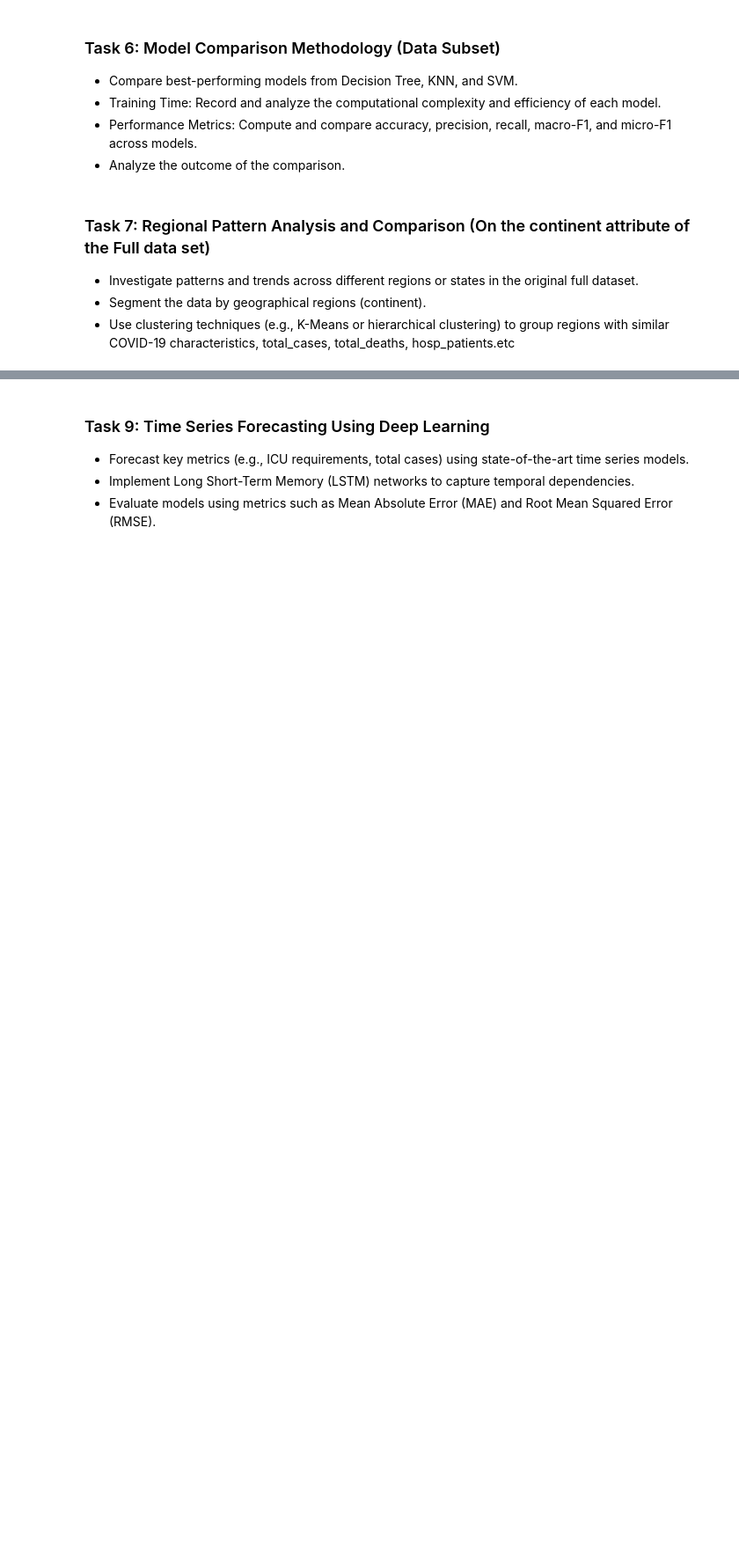
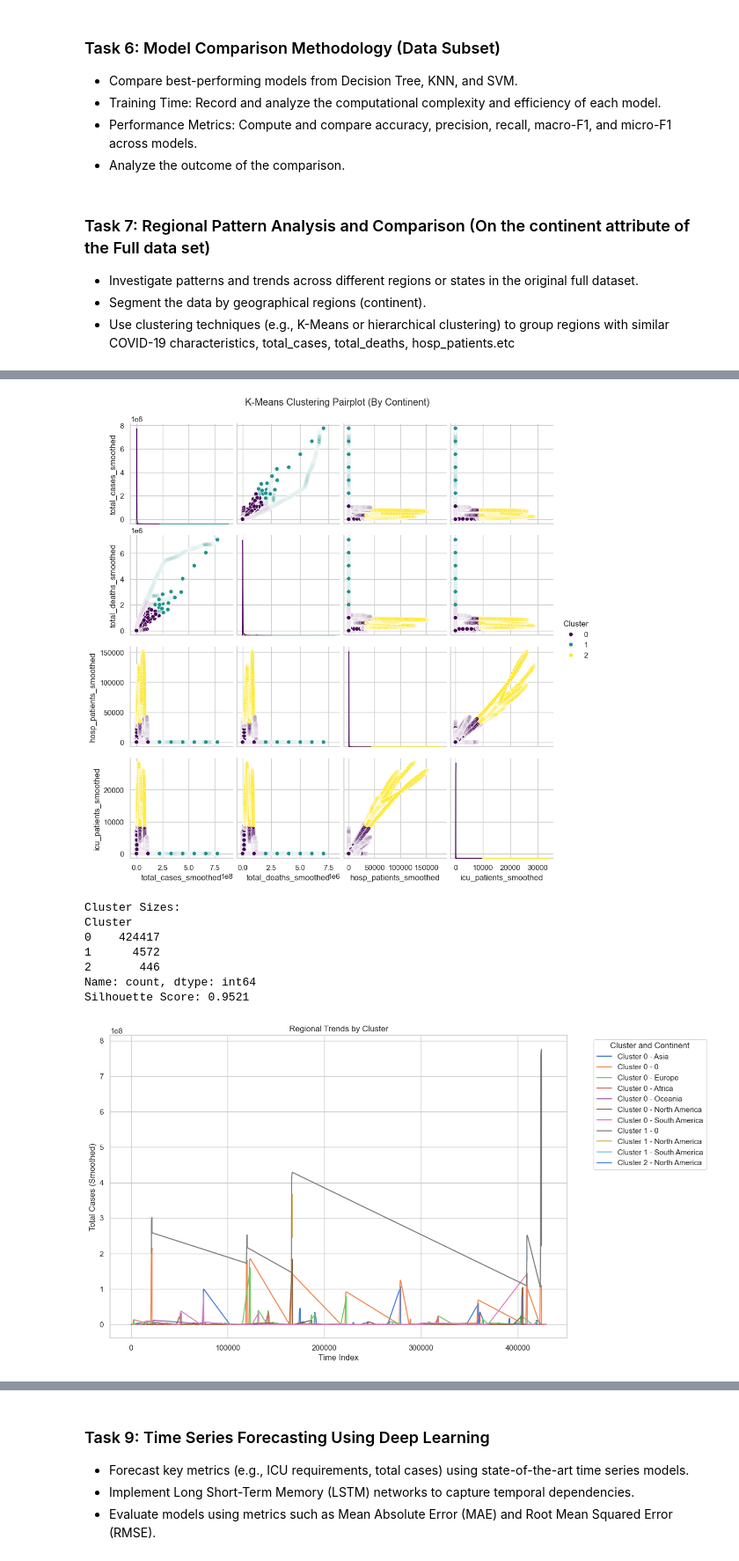
Before and after one commit to nam97viet/COSC3337_GroupProject, a Jupyter notebook: main.ipynb, the cells around one changed output, grey strips where cells are left out. Shown at 88% size. Cells and saved outputs as stored; diff of their text form; code cells hidden in the pictures; blank space fills up the shorter version.

```diff
--- a/main.ipynb
+++ b/main.ipynb
@@ -436,0 +638,68 @@ plt.show()
+# %%
+import pandas as pd
+import numpy as np
+import seaborn as sns
+import matplotlib.pyplot as plt
+from sklearn.preprocessing import StandardScaler
+from sklearn.cluster import KMeans
+from sklearn.metrics import silhouette_score
+
+# Set Seaborn style
+sns.set(style="whitegrid", palette="muted", color_codes=True)
+
+# Load the dataset
+df = pd.read_csv("owid_covid_data.csv")
+
+# Data cleaning: Select relevant features and handle missing values
+features = ['continent', 'total_cases', 'total_deaths', 'hosp_patients', 'icu_patients']
+df_subset = df[features].fillna(0)  # Replace NaNs with 0
+
+# Filter data for meaningful analysis (e.g., exclude rows with no continent information)
+df_subset = df_subset[df_subset['continent'] != '']
+
+# Apply rolling average for smoothing (7-day window)
+columns_to_smooth = ['total_cases', 'total_deaths', 'hosp_patients', 'icu_patients']
+for col in columns_to_smooth:
+    df_subset[f'{col}_smoothed'] = df_subset[col].rolling(window=7).mean().bfill()
+
+# Standardize the smoothed features (excluding continent)
+scaler = StandardScaler()
+X_scaled = scaler.fit_transform(df_subset[[f'{col}_smoothed' for col in columns_to_smooth]])
+
+# Apply K-Means clustering
+kmeans = KMeans(n_clusters=3, random_state=42)  # Adjust the number of clusters as needed
+clusters = kmeans.fit_predict(X_scaled)
+
+# Add cluster labels to the DataFrame
+df_subset['Cluster'] = clusters
+
+# Compute summary statistics for each cluster
+cluster_summary = df_subset.groupby('Cluster')[[f'{col}_smoothed' for col in columns_to_smooth]].mean()
+print("\nCluster Summary Statistics:")
+print(cluster_summary)
+
+# Visualize clusters using a pairplot
+sns.pairplot(df_subset, vars=[f'{col}_smoothed' for col in columns_to_smooth], hue='Cluster', palette='viridis', diag_kind='kde', height=2.5)
+plt.suptitle('K-Means Clustering Pairplot (By Continent)', y=1.02)
+plt.show()
+
+# Analyze cluster sizes and Silhouette Score
+print("\nCluster Sizes:")
+print(df_subset['Cluster'].value_counts())
+silhouette_avg = silhouette_score(X_scaled, clusters)
+print(f"Silhouette Score: {silhouette_avg:.4f}")
+
+# Visualize regional trends for each cluster
+plt.figure(figsize=(12, 8))
+for cluster_id in cluster_summary.index:
+    cluster_data = df_subset[df_subset['Cluster'] == cluster_id]
+    for continent in cluster_data['continent'].unique():
+        continent_data = cluster_data[cluster_data['continent'] == continent]
+        plt.plot(continent_data['total_cases_smoothed'], label=f"Cluster {cluster_id} - {continent}")
+plt.title("Regional Trends by Cluster")
+plt.xlabel("Time Index")
+plt.ylabel("Total Cases (Smoothed)")
+plt.legend(title="Cluster and Continent", bbox_to_anchor=(1.05, 1), loc='upper left')
+plt.grid(True)
+plt.show()
+# %% [output]
@@ -436,0 +718,9 @@ plt.show()
+[figure, added]
+Cluster Sizes:
+Cluster
+0    424417
+1      4572
+2       446
+Name: count, dtype: int64
+Silhouette Score: 0.9521
+[figure, added]
```
Also changed, not shown: parts of 18 cells of this notebook.
